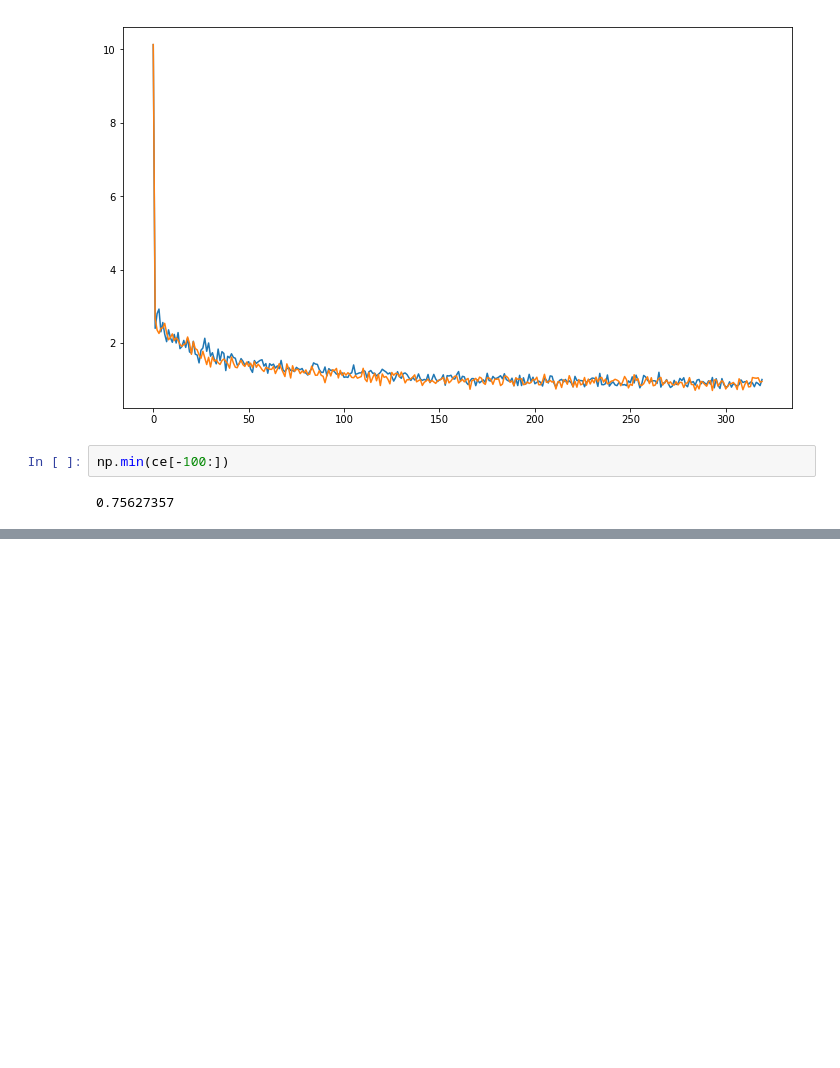
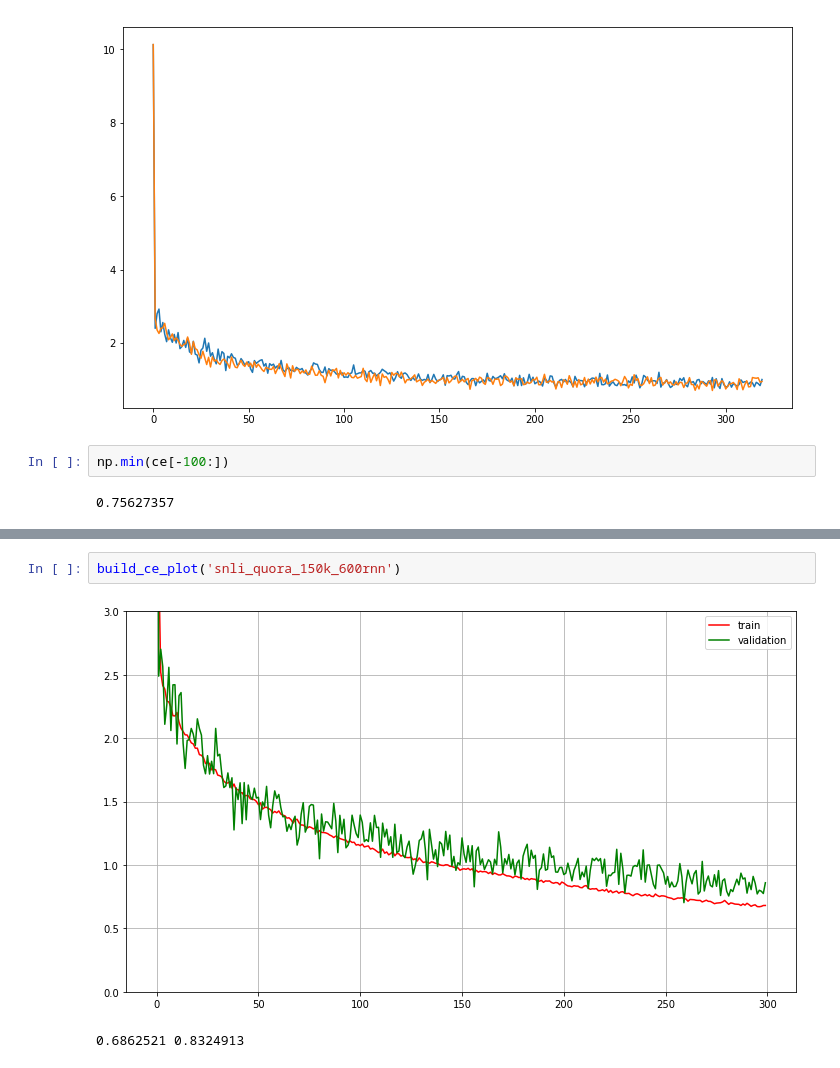
Before and after one commit to ale3otik/paraphrases-generator, a Jupyter notebook: plotter.ipynb, the cells around one changed output, grey strips where cells are left out. Cells and saved outputs as stored; diff of their text form; blank space fills up the shorter version.

```diff
--- a/plotter.ipynb
+++ b/plotter.ipynb
@@ -43,0 +74,5 @@ np.min(ce[-100:])
+# %%
+build_ce_plot('snli_quora_150k_600rnn')
+# %% [output]
+[figure, added]
+0.6862521 0.8324913
```
Also changed, not shown: parts of 7 cells of this notebook, 1 other file.
